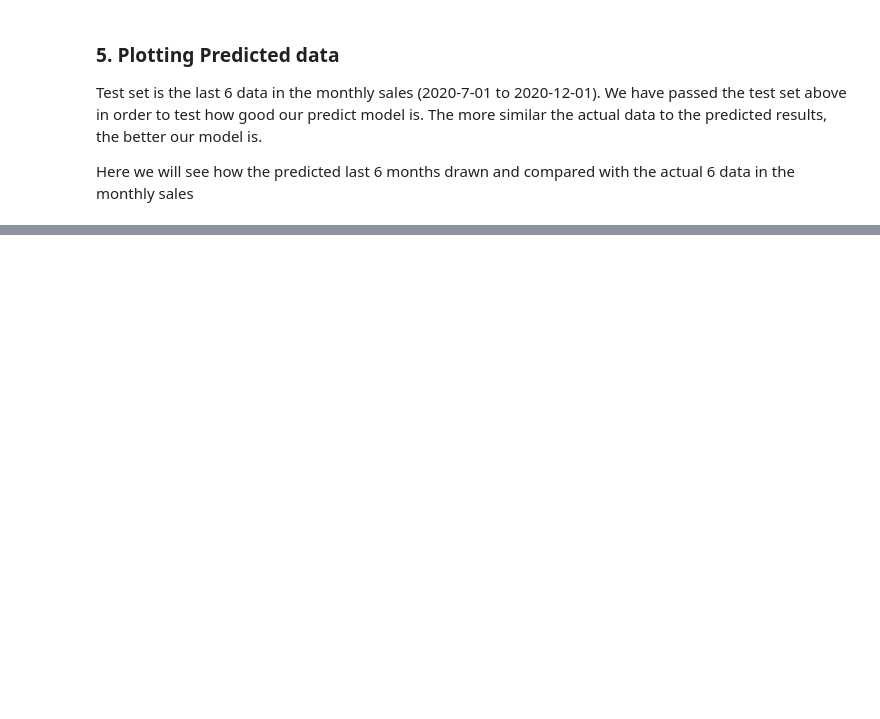
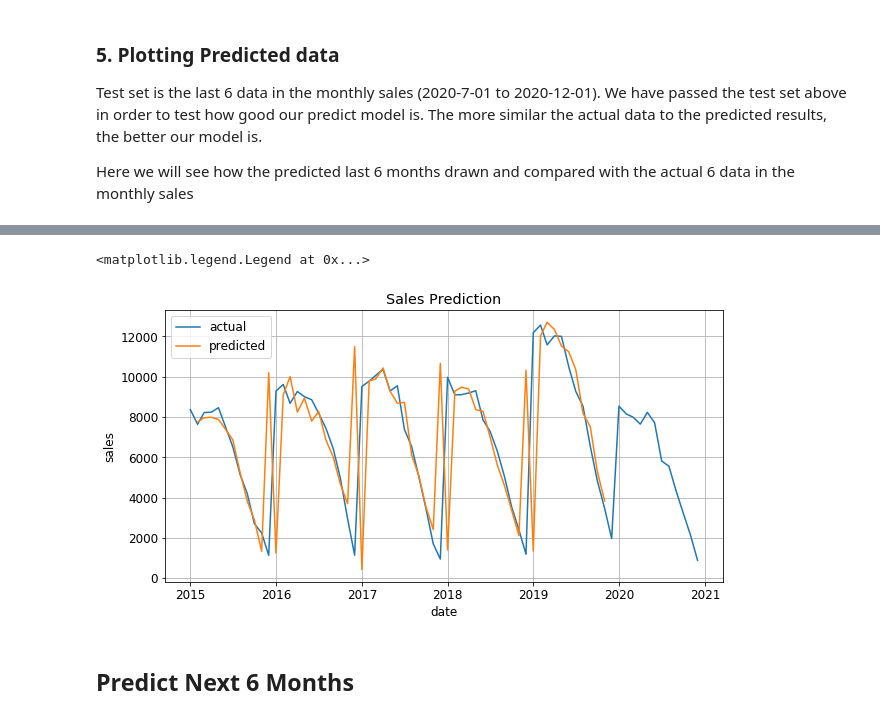
Before and after one commit to H4rfu1/ML-project-TokoLitik-tim-Undagi, a Jupyter notebook: Transaction/Sales_Forecasting.ipynb, the cells around one changed output, grey strips where cells are left out. Drawn from its saved outputs; the diff is of its cells as text; code cells hidden in the pictures; blank space fills up the shorter version.

Commit message:
test the dataset on the model

```diff
--- a/Transaction/Sales_Forecasting.ipynb
+++ b/Transaction/Sales_Forecasting.ipynb
@@ -348,0 +362,9 @@ ax.legend(loc="upper left")
+# %%
+dataset_values = df_model[1:].values
+dataset_scaler = MinMaxScaler(feature_range=(0,1))
+dataset_scaler = dataset_scaler.fit(dataset_values)
+
+test_set_scaled = dataset_scaler.transform(dataset_values)
+dataset_test = test_set_scaled[:, 1:]
+dataset_test = dataset_test.reshape(dataset_test.shape[0], 1, dataset_test.shape[1])
+print(dataset_test.shape)
@@ -348,0 +373,2 @@ ax.legend(loc="upper left")
+# %%
+y_pred = model.predict(dataset_test, batch_size=1)
@@ -348,0 +415,13 @@ ax.legend(loc="upper left")
+# %%
+#create dataframe that shows the predicted sales
+result_list = []
+sales_dates = list(df_monthly.date)
+act_sales = list(df_monthly.monthly_sales)
+
+for index in range(0,len(pred_test_set_inverted)):
+    result_dict = {}
+    result_dict['pred_value'] = int(pred_test_set_inverted[index][0] + act_sales[index])
+    result_dict['date'] = sales_dates[index+1]
+    result_list.append(result_dict)
+df_result = pd.DataFrame(result_list)
+df_result.head(6)
@@ -348,0 +436,21 @@ ax.legend(loc="upper left")
+# %%
+df_sales_pred = pd.merge(df_monthly, df_result, on="date", how="left")
+
+plt.rc("font", size=12)
+fig, ax = plt.subplots(figsize=(10,5))
+
+# specify how our line should look like
+ax.plot(df_sales_pred['date'], df_sales_pred['monthly_sales'], label="actual")
+ax.plot(df_sales_pred['date'], df_sales_pred['pred_value'], label="predicted")
+
+# same as above
+ax.set_xlabel("date")
+ax.set_ylabel("sales")
+ax.set_title("Sales Prediction")
+ax.grid(True)
+ax.legend(loc="upper left")
+# %% [output]
+<matplotlib.legend.Legend at 0x...>
+[figure, added]
+# %% [markdown]
+## Predict Next 6 Months
```
Also changed, not shown: parts of 14 cells of this notebook.
